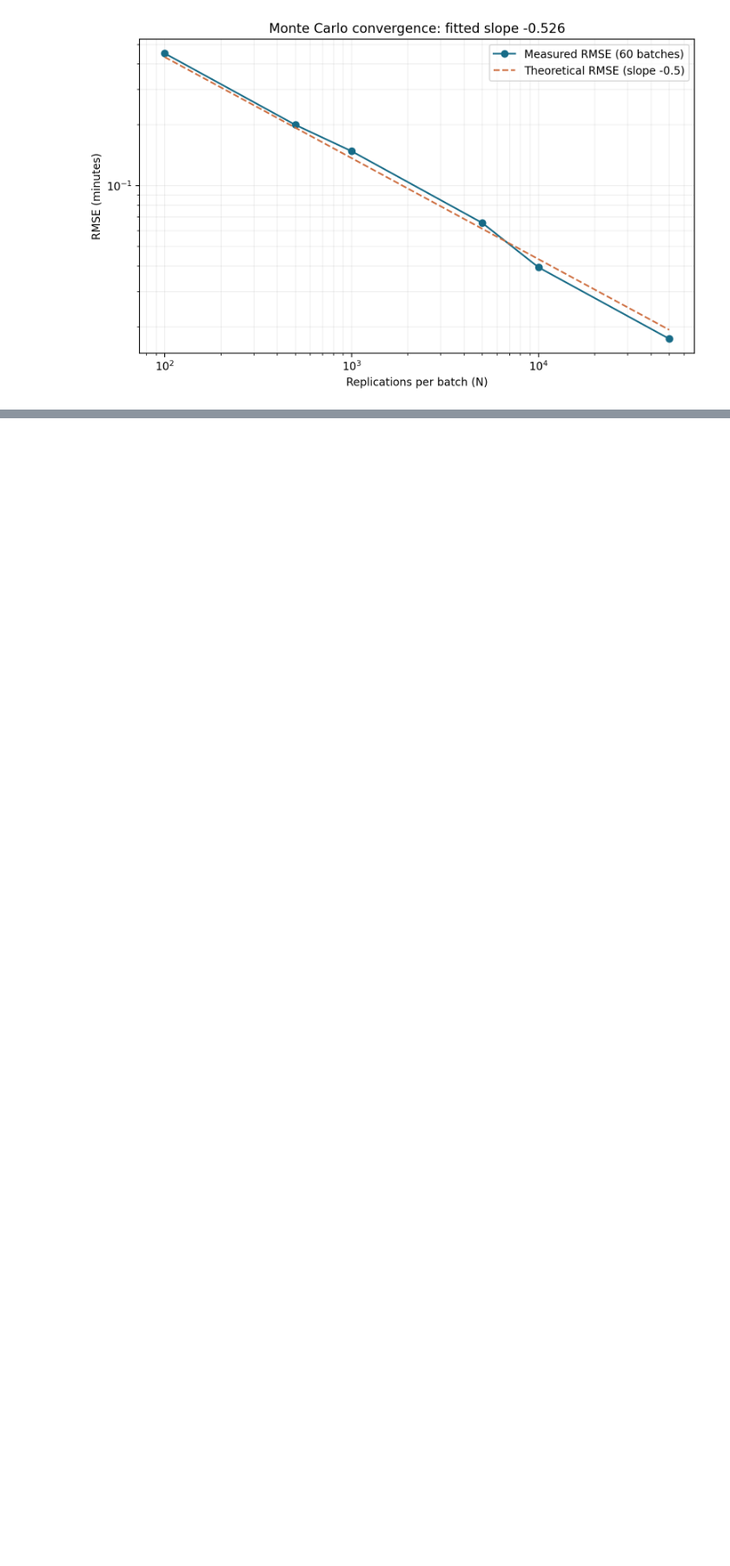
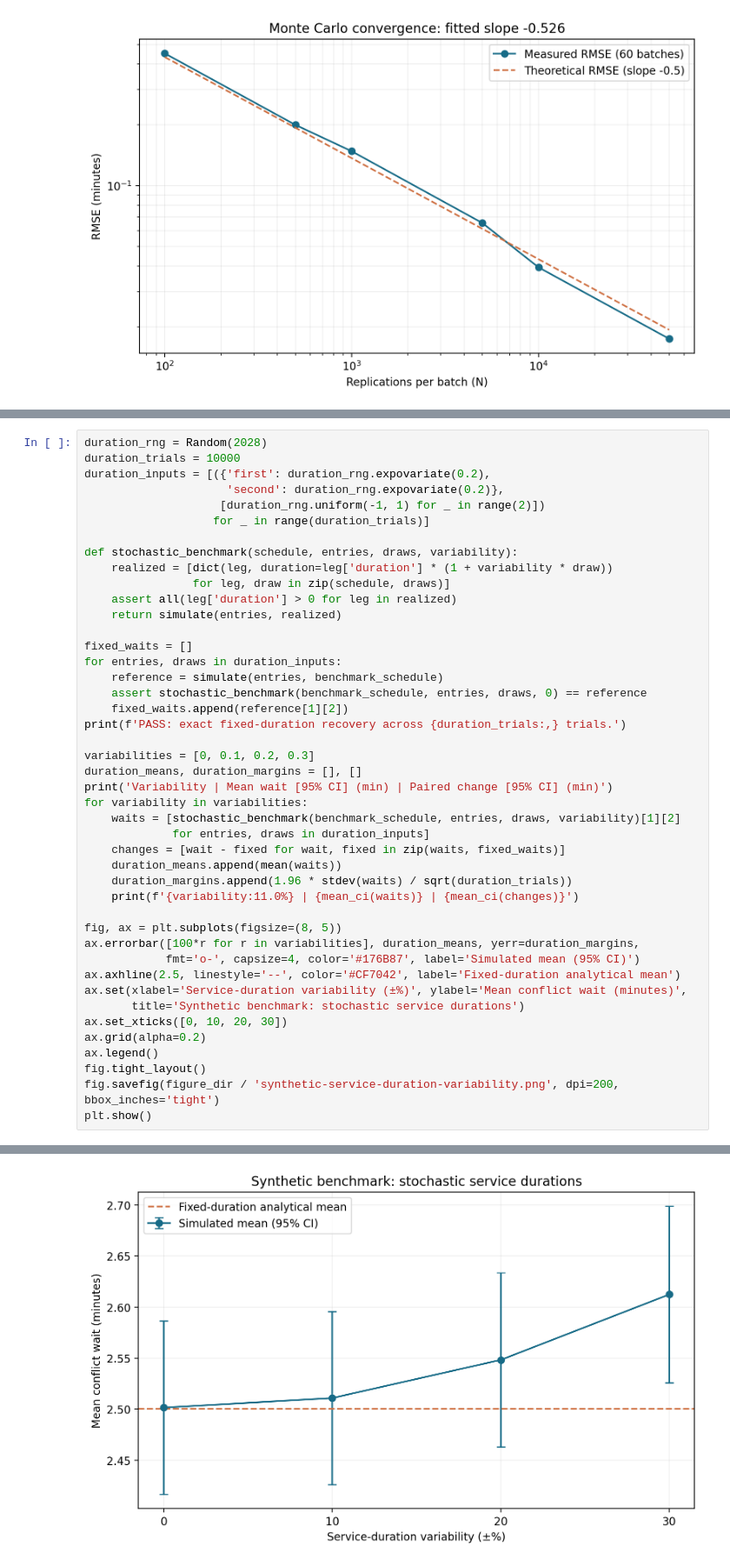
Before and after one commit to Naveeth235/single-track-rail-delay-simulation, a Jupyter notebook: notebook/rail-delay-simulator.ipynb, the cells around one changed output, grey strips where cells are left out. Shown at 87% size. Drawn from its saved outputs; the diff is of its cells as text; blank space fills up the shorter version.

Commit message:
Test stochastic service durations in synthetic benchmark

```diff
--- a/notebook/rail-delay-simulator.ipynb
+++ b/notebook/rail-delay-simulator.ipynb
@@ -472,0 +479,45 @@ PASS: observed convergence slope within 0.15 of -0.5.
+# %%
+duration_rng = Random(2028)
+duration_trials = 10000
+duration_inputs = [({'first': duration_rng.expovariate(0.2),
+                     'second': duration_rng.expovariate(0.2)},
+                    [duration_rng.uniform(-1, 1) for _ in range(2)])
+                   for _ in range(duration_trials)]
+
+def stochastic_benchmark(schedule, entries, draws, variability):
+    realized = [dict(leg, duration=leg['duration'] * (1 + variability * draw))
+                for leg, draw in zip(schedule, draws)]
+    assert all(leg['duration'] > 0 for leg in realized)
+    return simulate(entries, realized)
+
+fixed_waits = []
+for entries, draws in duration_inputs:
+    reference = simulate(entries, benchmark_schedule)
+    assert stochastic_benchmark(benchmark_schedule, entries, draws, 0) == reference
+    fixed_waits.append(reference[1][2])
+print(f'PASS: exact fixed-duration recovery across {duration_trials:,} trials.')
+
+variabilities = [0, 0.1, 0.2, 0.3]
+duration_means, duration_margins = [], []
+print('Variability | Mean wait [95% CI] (min) | Paired change [95% CI] (min)')
+for variability in variabilities:
+    waits = [stochastic_benchmark(benchmark_schedule, entries, draws, variability)[1][2]
+             for entries, draws in duration_inputs]
+    changes = [wait - fixed for wait, fixed in zip(waits, fixed_waits)]
+    duration_means.append(mean(waits))
+    duration_margins.append(1.96 * stdev(waits) / sqrt(duration_trials))
+    print(f'{variability:11.0%} | {mean_ci(waits)} | {mean_ci(changes)}')
+
+fig, ax = plt.subplots(figsize=(8, 5))
+ax.errorbar([100*r for r in variabilities], duration_means, yerr=duration_margins,
+            fmt='o-', capsize=4, color='#176B87', label='Simulated mean (95% CI)')
+ax.axhline(2.5, linestyle='--', color='#CF7042', label='Fixed-duration analytical mean')
+ax.set(xlabel='Service-duration variability (±%)', ylabel='Mean conflict wait (minutes)',
+       title='Synthetic benchmark: stochastic service durations')
+ax.set_xticks([0, 10, 20, 30])
+ax.grid(alpha=0.2)
+ax.legend()
+fig.tight_layout()
+fig.savefig(figure_dir / 'synthetic-service-duration-variability.png', dpi=200, bbox_inches='tight')
+plt.show()
+# %% [output]
@@ -472,0 +530 @@ PASS: observed convergence slope within 0.15 of -0.5.
+[figure, added]
```
Also changed, not shown: parts of 2 cells of this notebook, 1 other file.
